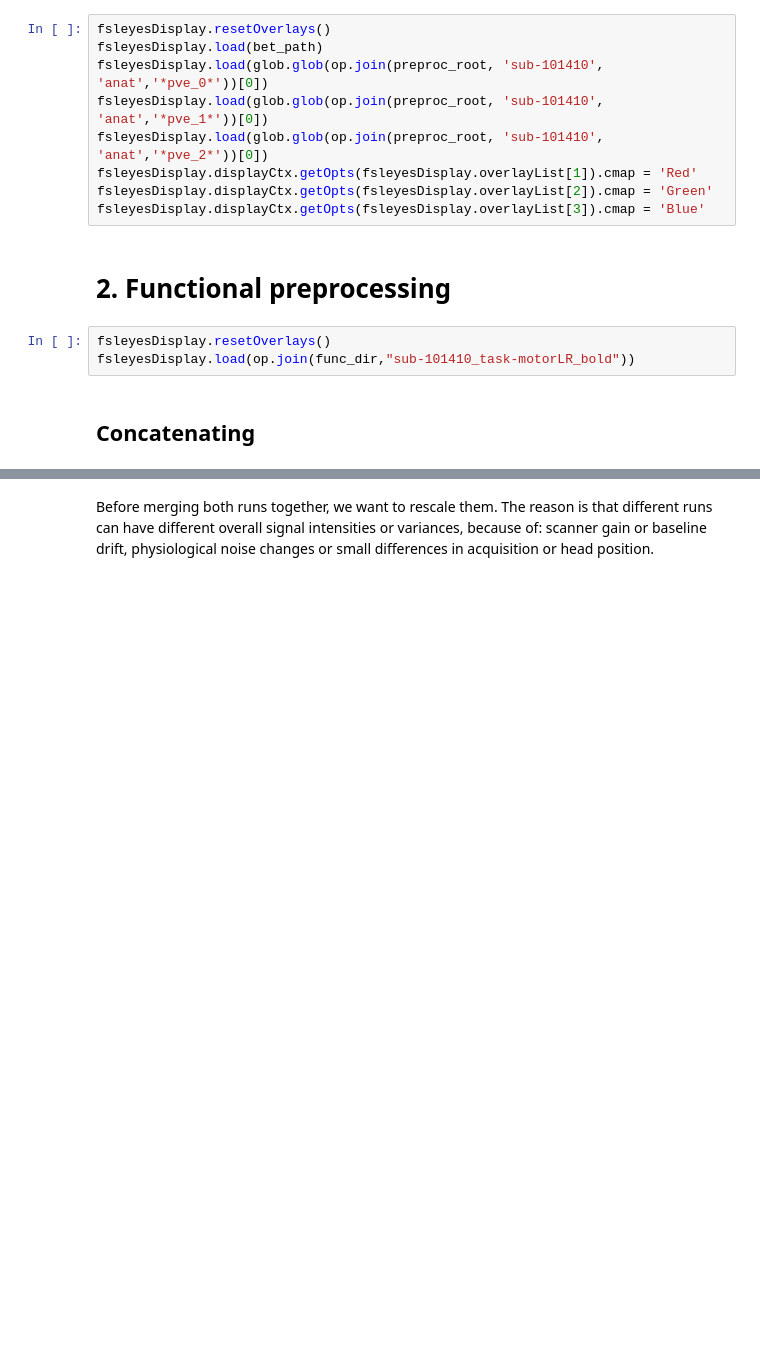
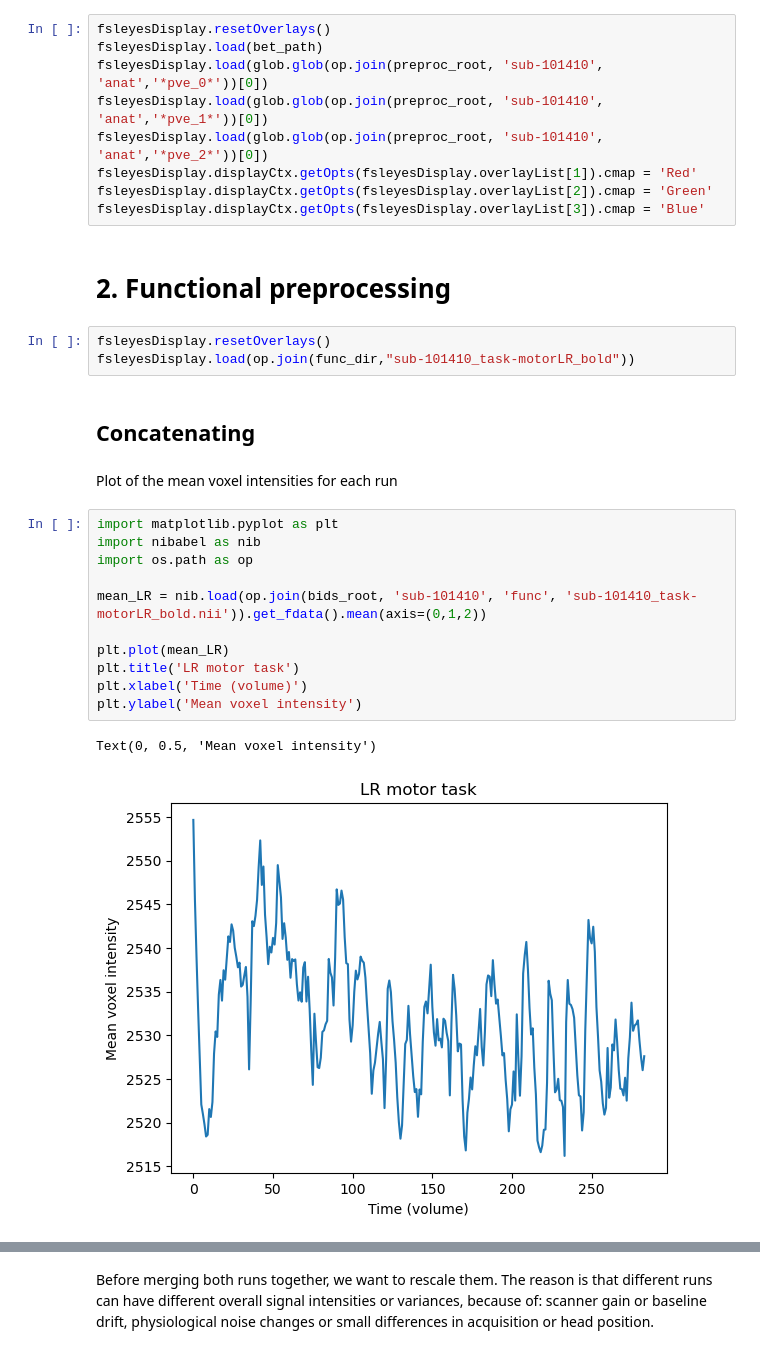
Before and after one commit to Rose-Kapps/NSSPMini_Project1, a Jupyter notebook: mini_project_1.ipynb, the cells around one changed output, grey strips where cells are left out. Saved outputs shown, nothing was run; the diff lists cells and outputs as text; blank space fills up the shorter version.

```diff
--- a/mini_project_1.ipynb
+++ b/mini_project_1.ipynb
@@ -391,3 +393,19 @@ fsleyesDisplay.resetOverlays()
 fsleyesDisplay.load(op.join(func_dir,"sub-101410_task-motorLR_bold"))
 # %% [markdown]
 ## Concatenating
+# %% [markdown]
+Plot of the mean voxel intensities for each run
+# %%
+import matplotlib.pyplot as plt
+import nibabel as nib
+import os.path as op
+
+mean_LR = nib.load(op.join(bids_root, 'sub-101410', 'func', 'sub-101410_task-motorLR_bold.nii')).get_fdata().mean(axis=(0,1,2))
+
+plt.plot(mean_LR)
+plt.title('LR motor task')
+plt.xlabel('Time (volume)')
+plt.ylabel('Mean voxel intensity')
+# %% [output]
+Text(0, 0.5, 'Mean voxel intensity')
+[figure, added]
```
Also changed, not shown: parts of 20 cells of this notebook.
